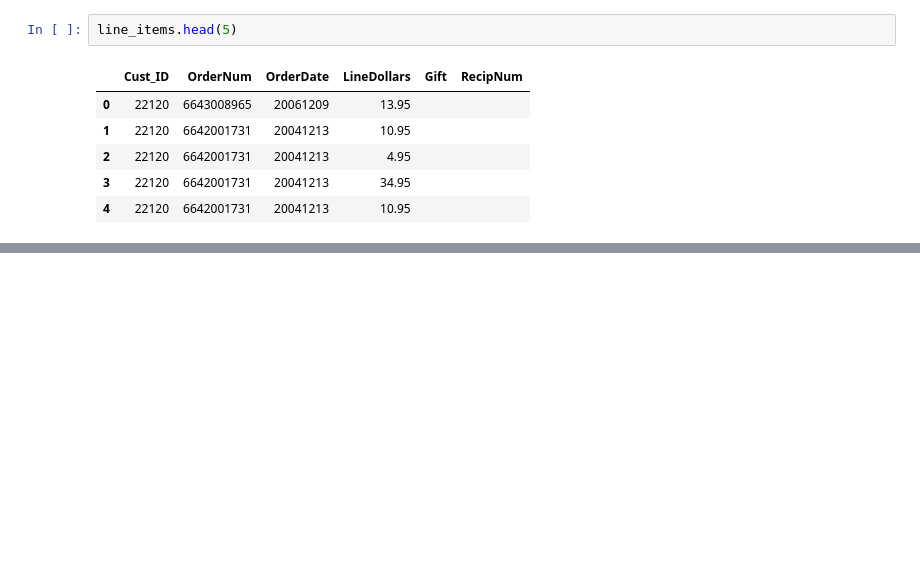
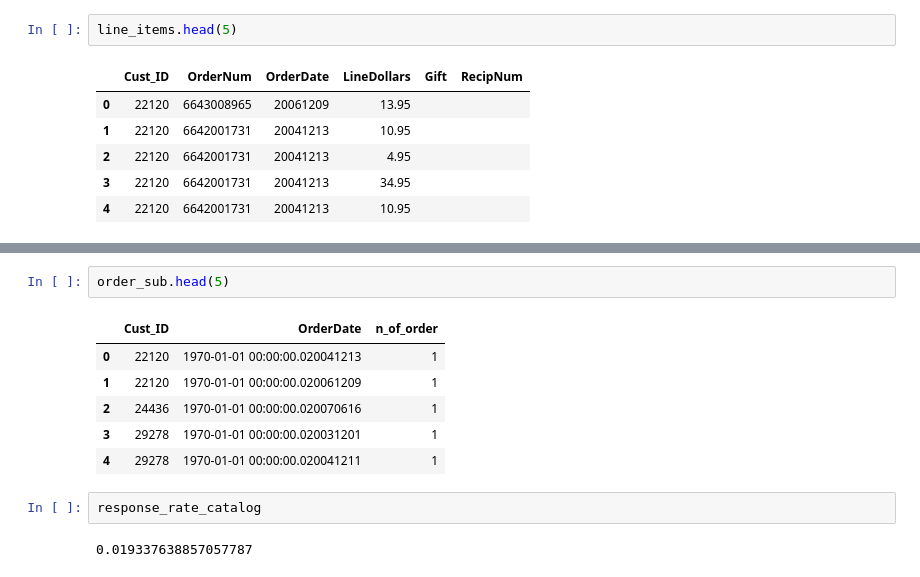
Before and after one commit to YassineOudghiri/dma-group-assignment-1, a Jupyter notebook: code.ipynb, the cells around one changed output, grey strips where cells are left out. Drawn from its saved outputs; the diff is of its cells as text; blank space fills up the shorter version.

```diff
--- a/code.ipynb
+++ b/code.ipynb
@@ -192,0 +241,13 @@ TypeError: 'Index' object is not callable
+# %%
+order_sub.head(5)
+# %% [output]
+|  | Cust_ID | OrderDate | n_of_order |
+| 0 | 22120 | 1970-01-01 00:00:00.020041213 | 1 |
+| 1 | 22120 | 1970-01-01 00:00:00.020061209 | 1 |
+| 2 | 24436 | 1970-01-01 00:00:00.020070616 | 1 |
+| 3 | 29278 | 1970-01-01 00:00:00.020031201 | 1 |
+| 4 | 29278 | 1970-01-01 00:00:00.020041211 | 1 |
+# %%
+response_rate_catalog
+# %% [output]
+0.019337638857057787
```
Also changed, not shown: parts of 21 cells of this notebook.
